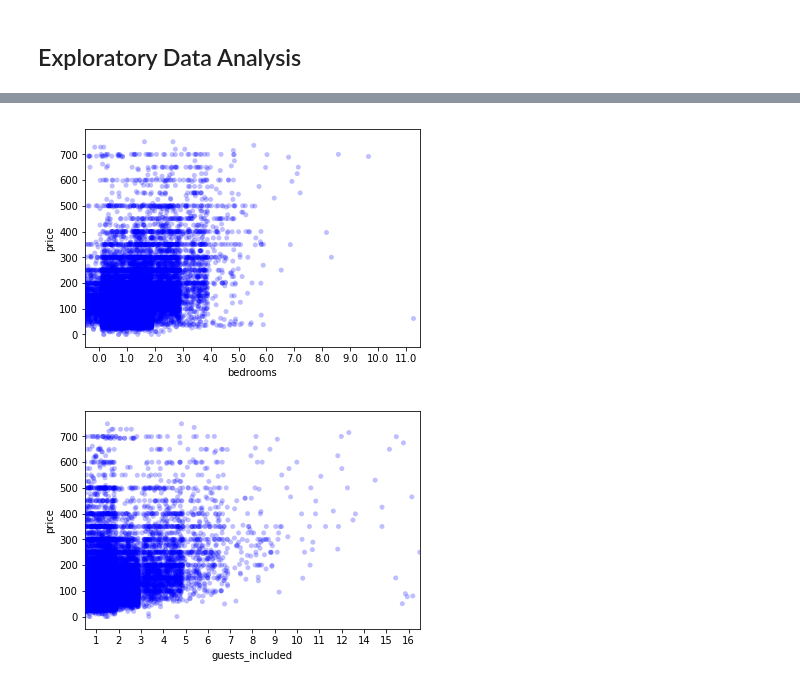
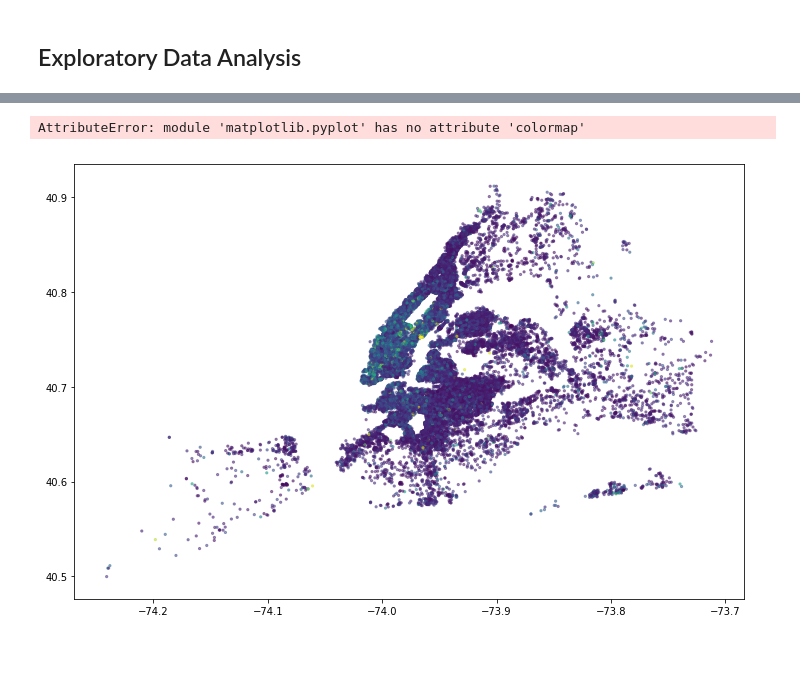
Before and after one commit to ajgiust/Airbnb_NYC, a Jupyter notebook: Project - Write a Data Science Blog Post.ipynb, the cells around one changed output, grey strips where cells are left out. Saved outputs shown, nothing was run; the diff lists cells and outputs as text; code cells hidden in the pictures; blank space fills up the shorter version.

```diff
--- a/Project - Write a Data Science Blog Post.ipynb
+++ b/Project - Write a Data Science Blog Post.ipynb
@@ -560,8 +512,13 @@ axes[1,1] = sns.stripplot(x='review_scores_rating', y='price', hue='neighbourhoo
-# %%
-sns.stripplot(x='bedrooms', y='price', data=listings_df_new, alpha=0.25, jitter=0.9, color='b');
-# %% [output]
-[figure, removed]
-# %%
-sns.stripplot(x='guests_included', y='price', data=listings_df_new, alpha=0.25, jitter=0.9, color='b');
-# %% [output]
-[figure, removed]
+# %%
+plt.subplots(figsize=(12,8))
+plt.scatter(x=listings_df_new['longitude'],
+            y=listings_df_new['latitude'],
+            c=listings_df_new['price'],
+            s=5,
+            cmap='viridis',
+            vmin=0, vmax=listings_df_new['price'].max(),
+            alpha=.5)
+plt.colormap()
+# %% [output]
+AttributeError: module 'matplotlib.pyplot' has no attribute 'colormap'
+[figure, added]
```
Also changed, not shown: parts of 11 cells of this notebook.
